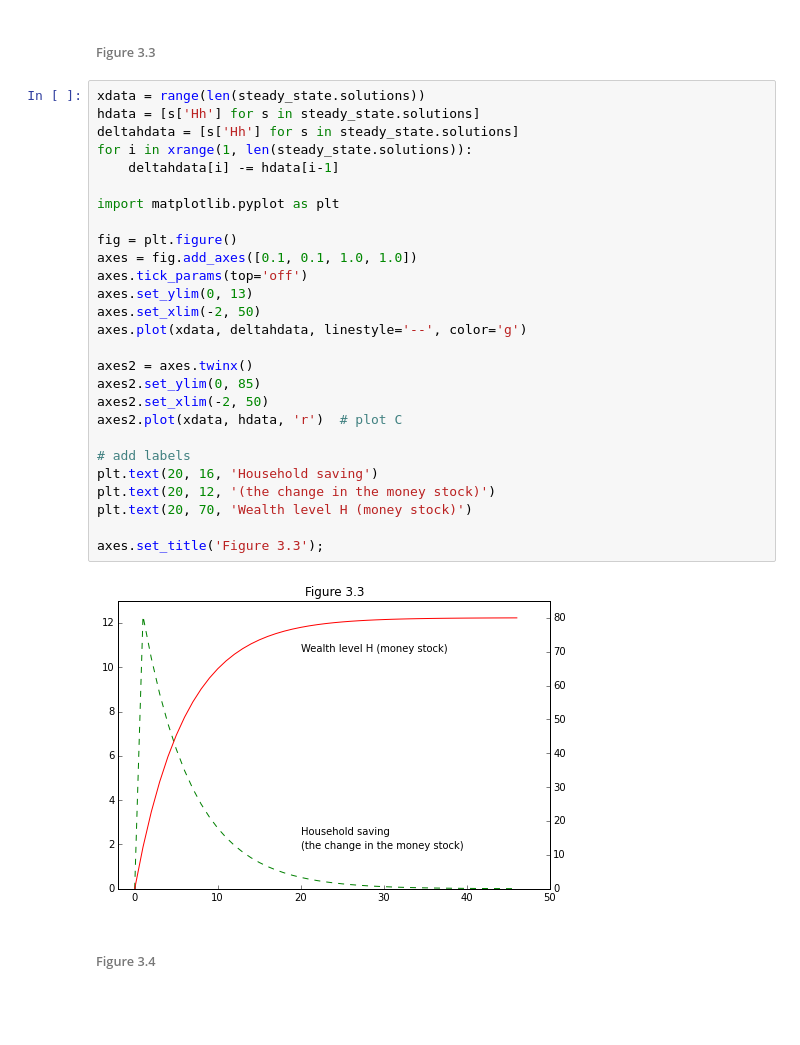
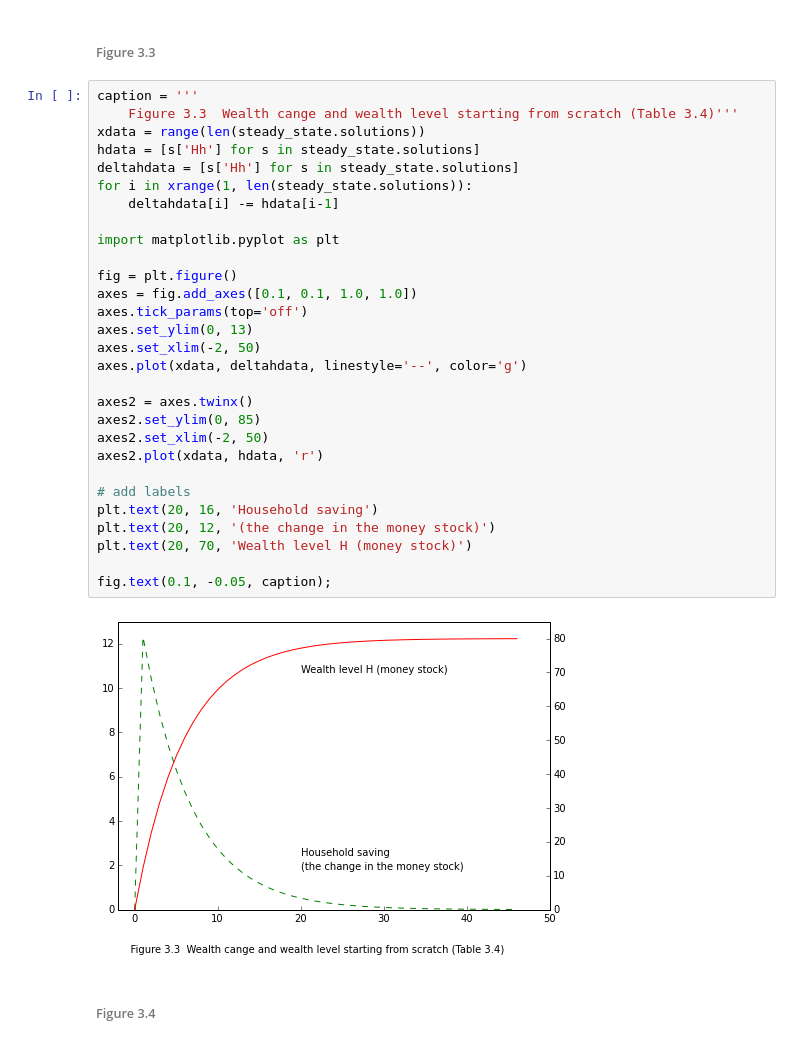
Before and after one commit to kennt/monetary-economics, a Jupyter notebook: Chapter 3 Model SIM.ipynb, the cells around one changed output. Cells and saved outputs as stored; diff of their text form; blank space fills up the shorter version.

```diff
--- a/Chapter 3 Model SIM.ipynb
+++ b/Chapter 3 Model SIM.ipynb
@@ -436,34 +450,36 @@ axes.set_title('Figure 3.2');
 # %% [markdown]
 ###### Figure 3.3
 # %%
+caption = '''
+    Figure 3.3  Wealth cange and wealth level starting from scratch (Table 3.4)'''
 xdata = range(len(steady_state.solutions))
 hdata = [s['Hh'] for s in steady_state.solutions]
 deltahdata = [s['Hh'] for s in steady_state.solutions]
 for i in xrange(1, len(steady_state.solutions)):
     deltahdata[i] -= hdata[i-1]
 
 import matplotlib.pyplot as plt
 
 fig = plt.figure()
 axes = fig.add_axes([0.1, 0.1, 1.0, 1.0])
 axes.tick_params(top='off')
 axes.set_ylim(0, 13)
 axes.set_xlim(-2, 50)
 axes.plot(xdata, deltahdata, linestyle='--', color='g')
 
 axes2 = axes.twinx()
 axes2.set_ylim(0, 85)
 axes2.set_xlim(-2, 50)
-axes2.plot(xdata, hdata, 'r')  # plot C
+axes2.plot(xdata, hdata, 'r')
 
 # add labels
 plt.text(20, 16, 'Household saving')
 plt.text(20, 12, '(the change in the money stock)')
 plt.text(20, 70, 'Wealth level H (money stock)')
 
-axes.set_title('Figure 3.3');
+fig.text(0.1, -0.05, caption);
 # %% [output]
-[figure, old version]
+[figure, new version]
 # %% [markdown]
 ###### Figure 3.4
 # %%
```
Also changed, not shown: parts of 5 cells of this notebook, 2 other files.
